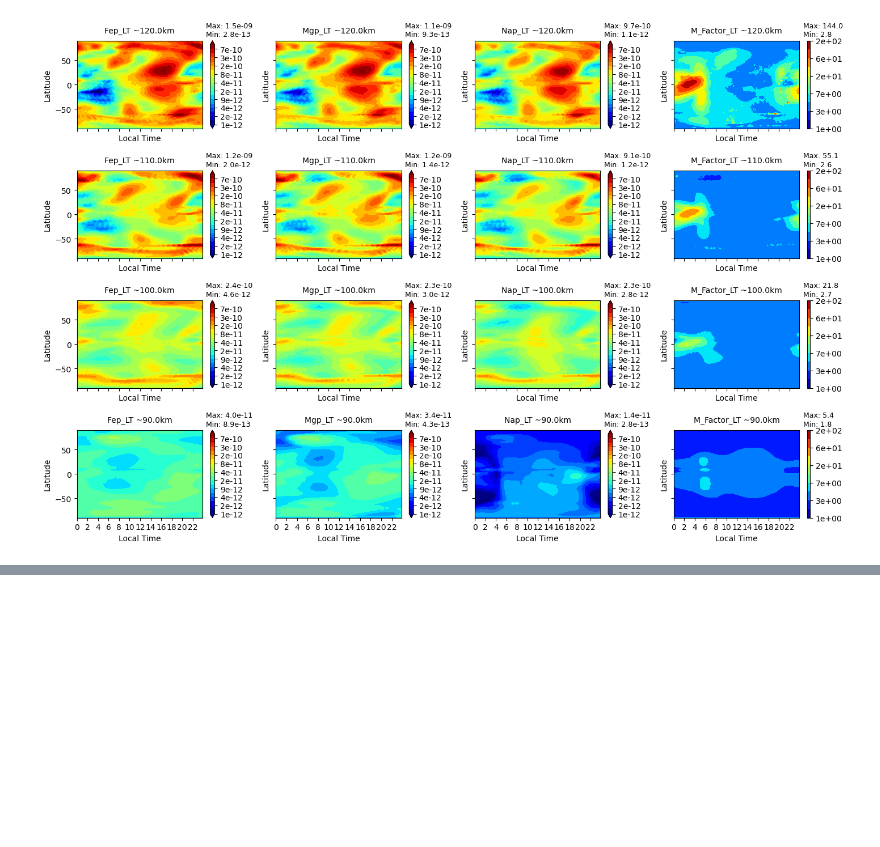
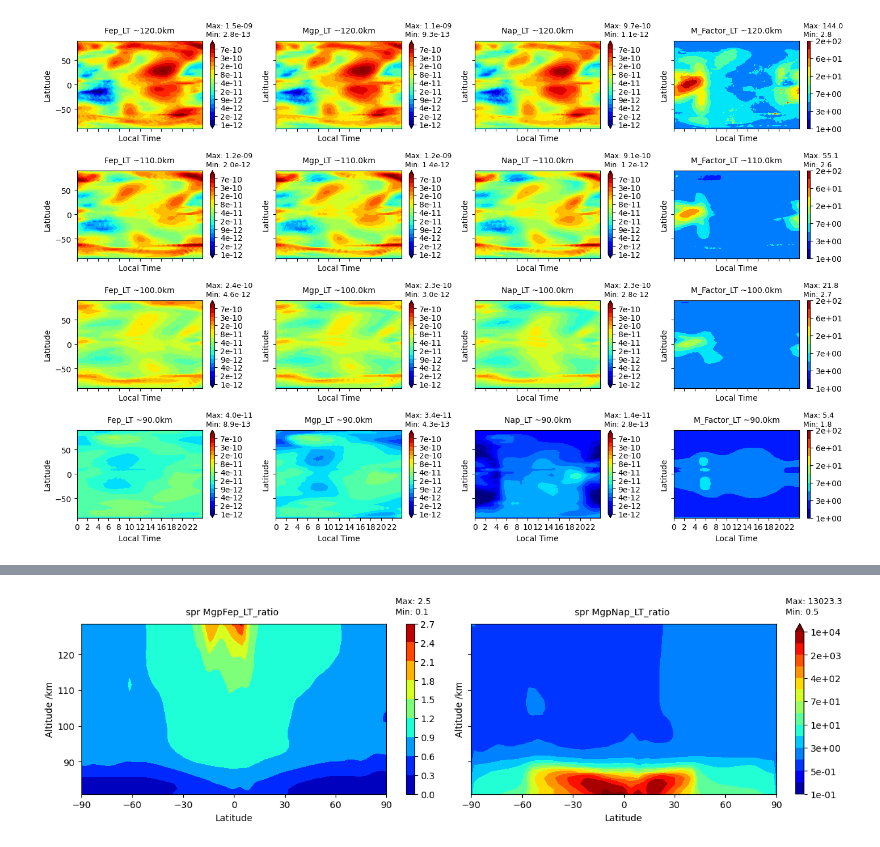
Before and after one commit to tashaay/SpE_Identification_Notebooks, a Jupyter notebook: Factor Calc.ipynb, the cells around one changed output, grey strips where cells are left out. Drawn from its saved outputs; the diff is of its cells as text; code cells hidden in the pictures; blank space fills up the shorter version.

```diff
--- a/Factor Calc.ipynb
+++ b/Factor Calc.ipynb
@@ -509,0 +612,84 @@ plt.show()
+# %%
+import matplotlib.pyplot as plt
+import numpy as np
+import xarray as xr
+from matplotlib.colors import LogNorm
+
+season = 'spr'
+ds_M_Factor_LT = xr.open_dataset(f'./Nc_Files/Factor/M_Factor_{season}_LT_81-130km.nc')
+
+
+M_Factor_LT = ds_M_Factor_LT['M_Factor_LT']
+lev = ds_M_Factor_LT['lev']
+lat = ds_M_Factor_LT['lat']
+LT = ds_M_Factor_LT['LT']
+Zavg_sliced = ds_M_Factor_LT['Zavg_sliced']
+
+Fep_LT = ds_M_Factor_LT['Fep_LT']
+Mgp_LT = ds_M_Factor_LT['Mgp_LT']
+Nap_LT = ds_M_Factor_LT['Nap_LT']
+
+
+# Create a 4x4 subplot grid
+fig, axs = plt.subplots(1,2, figsize=(14, 4), sharex=True, sharey=True)
+
+
+metal_ratios_str = ['MgpFep_LT_ratio', 'MgpNap_LT_ratio']
+
+
+MgpFep_LT_ratio = Mgp_LT / Fep_LT
+MgpNap_LT_ratio = Mgp_LT / Nap_LT
+
+MgpFep_LT_ratio_plot = MgpFep_LT_ratio.mean(dim='LT')
+MgpNap_LT_ratio_plot = MgpNap_LT_ratio.mean(dim='LT')
+
+metal_ratios = [MgpFep_LT_ratio_plot, MgpNap_LT_ratio_plot]
+
+
+for i, metal in enumerate(metal_ratios):
+    max_value = metal.values.max()
+    min_value = metal.values.min()
+    formatted_max_value = f'{max_value:.1f}'
+    formatted_min_value = f'{min_value:.1f}'
+
+    if i ==0:
+        contour = axs[i].contourf(lat, Zavg_sliced, metal, cmap='jet'
+                                 #norm=LogNorm(),
+                                 #levels=np.linspace(0,36,19),
+                                 #extend='max'
+                                    )
+    else:
+        contour = axs[i].contourf(lat, Zavg_sliced, metal, cmap='jet',
+                                 norm=LogNorm(),
+                                 levels=np.logspace(-1,4,15),
+                                 extend='max'
+                                    )
+
+    axs[i].set_ylabel('Altitude /km')
+
+    axs[i].set_xlabel('Latitude')
+    axs[i].set_xticks(np.linspace(-90, 90, 7))
+
+    axs[i].set_title(f'{season} {metal_ratios_str[i]} ', fontsize='10', pad=10)
+
+
+    if i == 0:
+        cbar = plt.colorbar(contour, ax=axs[i], orientation='vertical')#, format='%.0e')
+    else:
+        cbar = plt.colorbar(contour, ax=axs[i], orientation='vertical', format='%.0e')
+
+    annotation_text = f'Max: {formatted_max_value}'
+    axs[i].text(1.03, 1.13, annotation_text, ha='left', va='center', fontsize=9, transform=axs[i].transAxes)
+
+    annotation2_text = f'Min: {formatted_min_value}'
+    axs[i].text(1.03, 1.07, annotation2_text, ha='left', va='center', fontsize=9, transform=axs[i].transAxes)
+
+
+plt.tight_layout(rect=[0, 0, 0.9, 0.95])  # Adjust layout for suptitle
+
+figname = f'M_LT_ratios_{season}_Lat-Alt.png'
+plt.savefig('./Figures/Factor/' + str(figname), dpi=400, bbox_inches='tight')
+
+plt.show()
+# %% [output]
+[figure, added]
```
Also changed, not shown: parts of 12 cells of this notebook, 25 other files.
